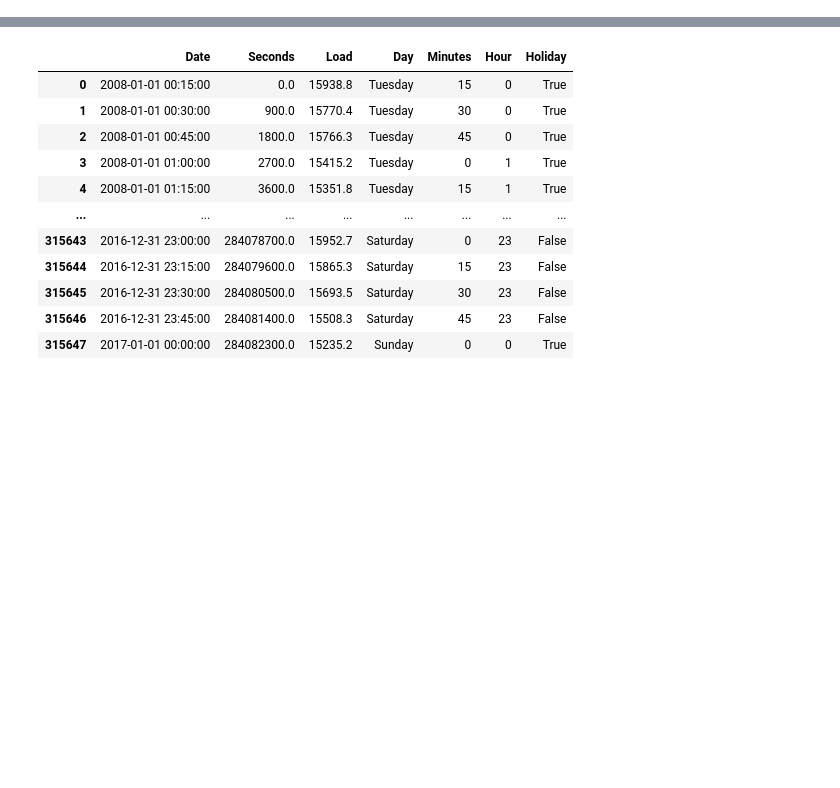
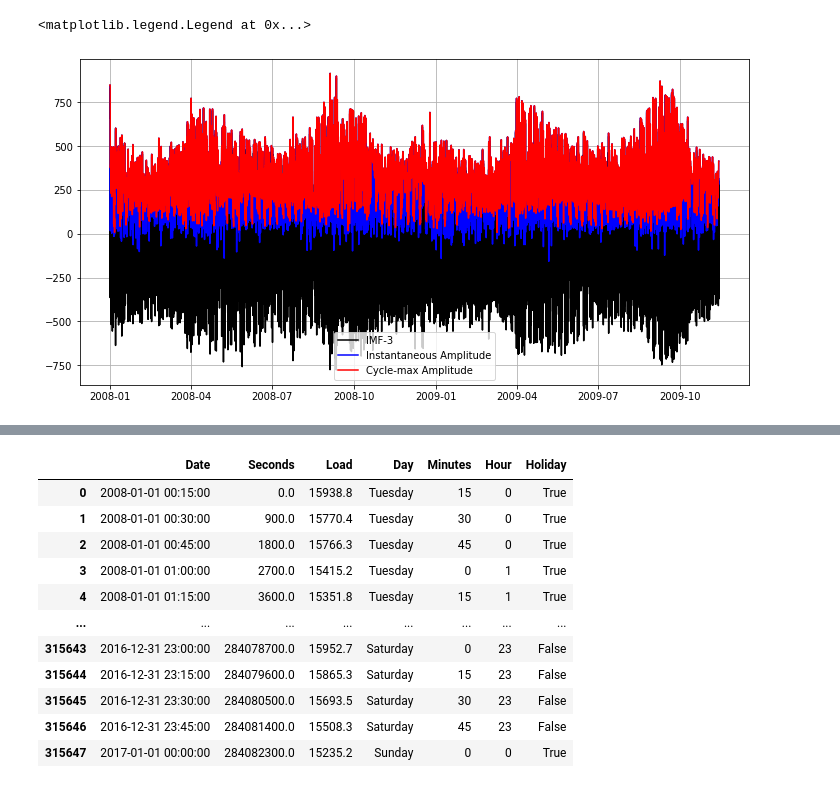
Before and after one commit to Nuelam9/Report-2, a Jupyter notebook: src/fuorier - week-prova.ipynb, the cells around one changed output, grey strips where cells are left out. Drawn from its saved outputs; the diff is of its cells as text; code cells hidden in the pictures; blank space fills up the shorter version.

```diff
--- a/src/fuorier - week-prova.ipynb
+++ b/src/fuorier - week-prova.ipynb
@@ -26,0 +40,7 @@ Electric.loc[Electric.Day.isin(['Sunday']) ,'Holiday'] = True
+# %%
+# Extract frequency information
+IP, IF, IA = emd.spectra.frequency_transform(imf, sample_rate, 'nht')
+
+# Extract cycle locations
+all_cycles = emd.cycles.get_cycle_vector(IP, return_good=False)
+good_cycles = emd.cycles.get_cycle_vector(IP, return_good=True)
@@ -26,0 +52,14 @@ Electric.loc[Electric.Day.isin(['Sunday']) ,'Holiday'] = True
+# %%
+cycle_amp = emd.cycles.get_cycle_stat(all_cycles[:, 2], IA[:, 2], out='samples', func=np.max)
+# %%
+t = Electric.Date.to_numpy()
+# Make a summary figure
+plt.figure(figsize=(12, 6))
+plt.plot(t[:sample_rate*4], imf[:sample_rate*4, 2], 'k')
+plt.plot(t[:sample_rate*4], IA[:sample_rate*4, 2], 'b')
+plt.plot(t[:sample_rate*4], cycle_amp[:sample_rate*4], 'r')
+plt.grid()
+plt.legend(['IMF-3', 'Instantaneous Amplitude', 'Cycle-max Amplitude'])
+# %% [output]
+<matplotlib.legend.Legend at 0x...>
+[figure, added]
```
Also changed, not shown: parts of 12 cells of this notebook.
